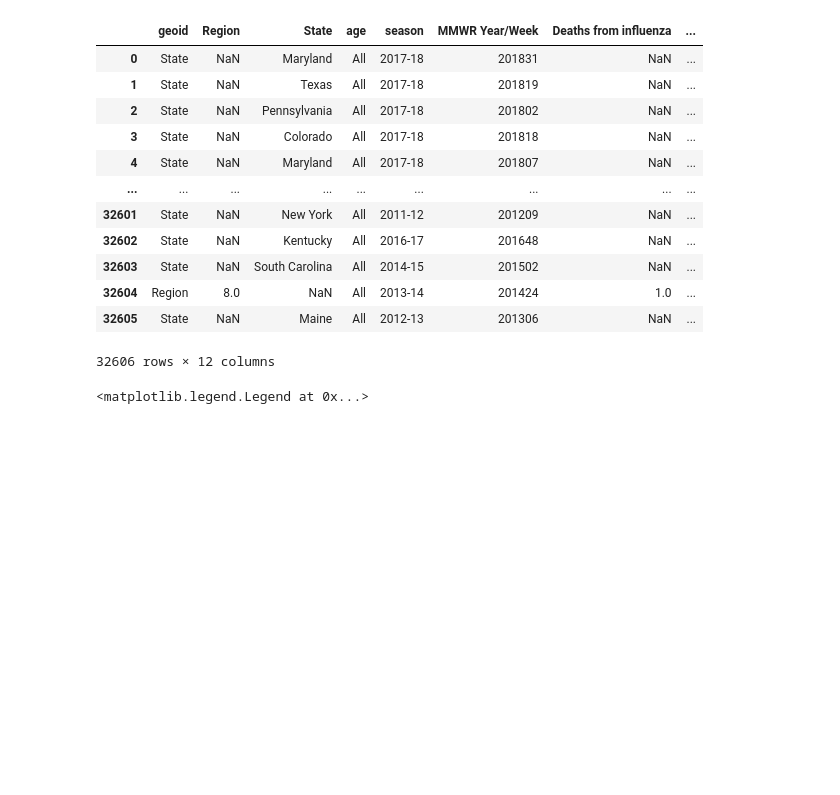
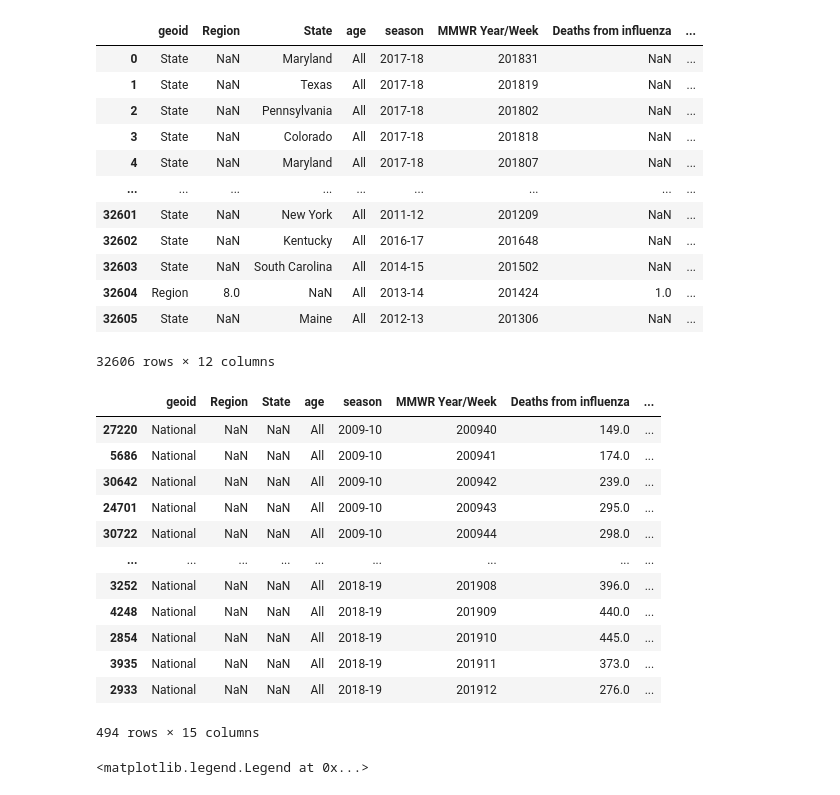
Before and after one commit to jsteinbecker/sars-cov-2, a Jupyter notebook: Projects/NotebookPNAandFlu.ipynb, the cells around one changed output. Saved outputs shown, nothing was run; the diff lists cells and outputs as text; code cells hidden in the pictures; blank space fills up the shorter version.

```diff
--- a/Projects/NotebookPNAandFlu.ipynb
+++ b/Projects/NotebookPNAandFlu.ipynb
@@ -29,6 +30,22 @@ df = df.sort_values(by='MMWR Year/Week')
 df['partial year'] = df['year'] + (df['week'] / 52)
 df =df[df['age'] == "All"]
 df = df[df['geoid'] == 'National']
+# %%
+df
+# %% [output]
+|  | geoid | Region | State | age | season | MMWR Year/Week | Deaths from influenza | ... |
+| 27220 | National | NaN | NaN | All | 2009-10 | 200940 | 149.0 | ... |
+| 5686 | National | NaN | NaN | All | 2009-10 | 200941 | 174.0 | ... |
+| 30642 | National | NaN | NaN | All | 2009-10 | 200942 | 239.0 | ... |
+| 24701 | National | NaN | NaN | All | 2009-10 | 200943 | 295.0 | ... |
+| 30722 | National | NaN | NaN | All | 2009-10 | 200944 | 298.0 | ... |
+| ... | ... | ... | ... | ... | ... | ... | ... | ... |
+| 3252 | National | NaN | NaN | All | 2018-19 | 201908 | 396.0 | ... |
+| 4248 | National | NaN | NaN | All | 2018-19 | 201909 | 440.0 | ... |
+| 2854 | National | NaN | NaN | All | 2018-19 | 201910 | 445.0 | ... |
+| 3935 | National | NaN | NaN | All | 2018-19 | 201911 | 373.0 | ... |
+| 2933 | National | NaN | NaN | All | 2018-19 | 201912 | 276.0 | ... |
+494 rows × 15 columns
 # %%
 x = df["partial year"]
 y = df['Deaths from pneumonia']
```
Also changed, not shown: parts of 4 cells of this notebook, 26 other files.
